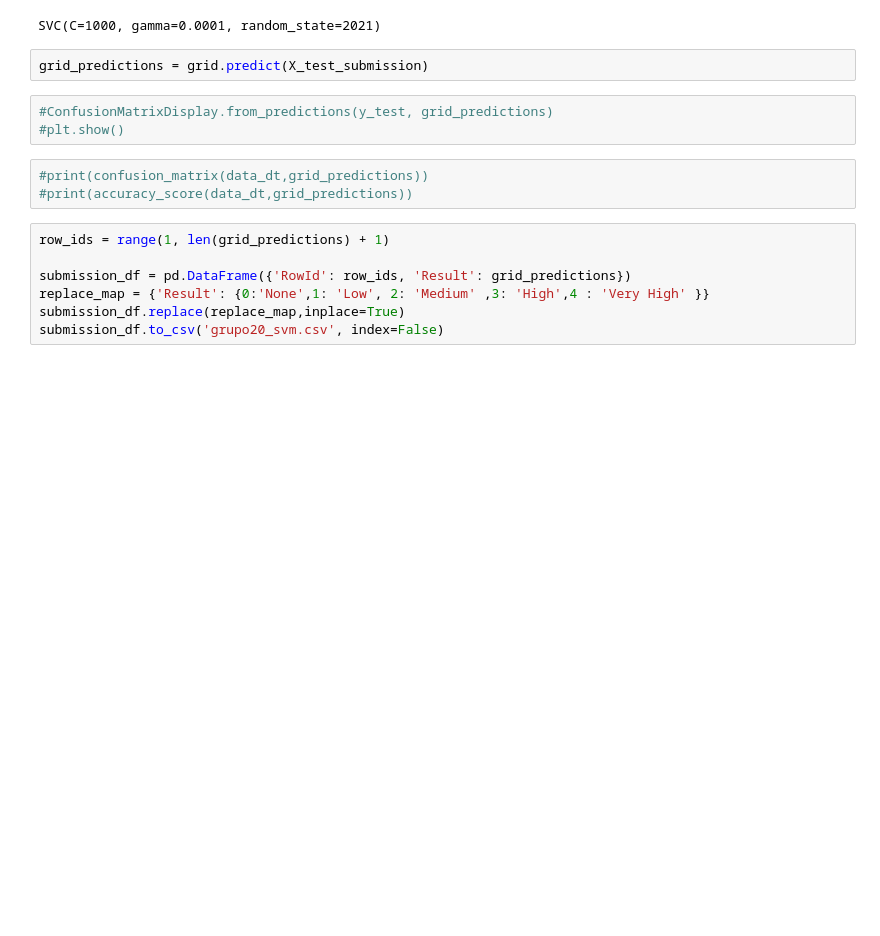
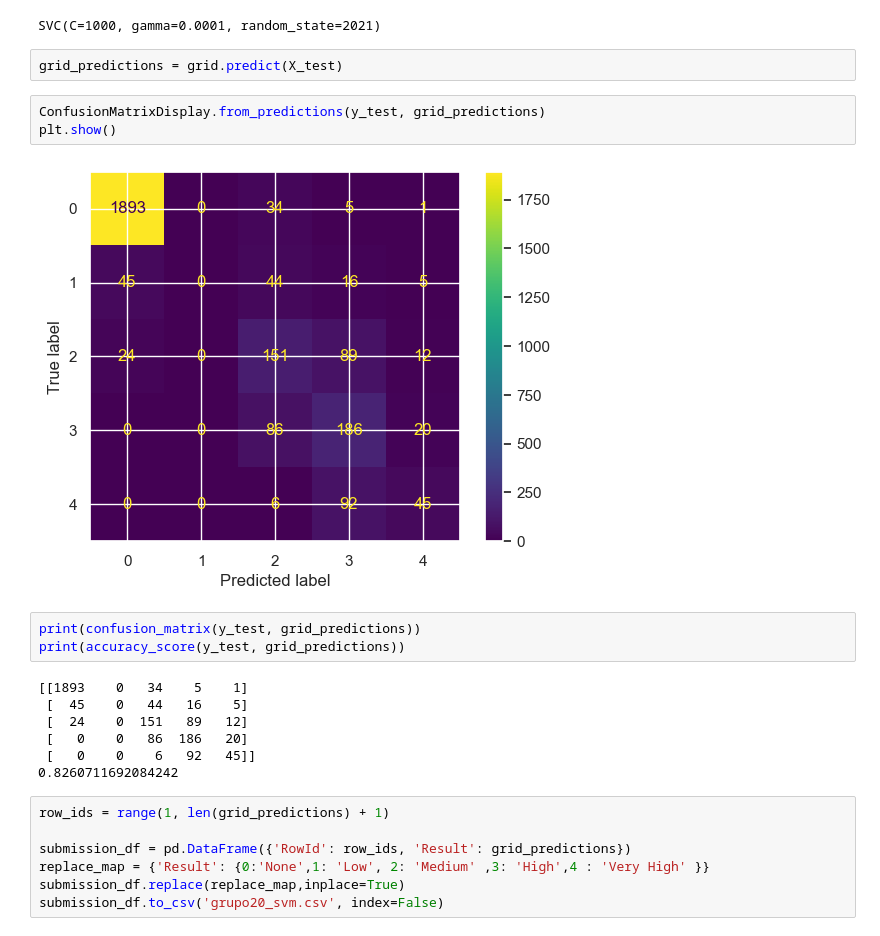
Before and after one commit to JoseBambora/ProjetoDAA, a Jupyter notebook: DatasetCompetition/svm.ipynb, the cells around one changed output. Drawn from its saved outputs; the diff is of its cells as text; blank space fills up the shorter version.

```diff
--- a/DatasetCompetition/svm.ipynb
+++ b/DatasetCompetition/svm.ipynb
@@ -251,13 +251,22 @@ grid.best_estimator_
 # %% [output]
 SVC(C=1000, gamma=0.0001, random_state=2021)
 # %%
-grid_predictions = grid.predict(X_test_submission)
+grid_predictions = grid.predict(X_test)
 # %%
-#ConfusionMatrixDisplay.from_predictions(y_test, grid_predictions)
-#plt.show()
+ConfusionMatrixDisplay.from_predictions(y_test, grid_predictions)
+plt.show()
+# %% [output]
+[figure, added]
 # %%
-#print(confusion_matrix(data_dt,grid_predictions))
-#print(accuracy_score(data_dt,grid_predictions))
+print(confusion_matrix(y_test, grid_predictions))
+print(accuracy_score(y_test, grid_predictions))
+# %% [output]
+[[1893    0   34    5    1]
+ [  45    0   44   16    5]
+ [  24    0  151   89   12]
+ [   0    0   86  186   20]
+ [   0    0    6   92   45]]
+0.8260711692084242
 # %%
 row_ids = range(1, len(grid_predictions) + 1)
 
```
Also changed, not shown: parts of 1 cell of this notebook.
